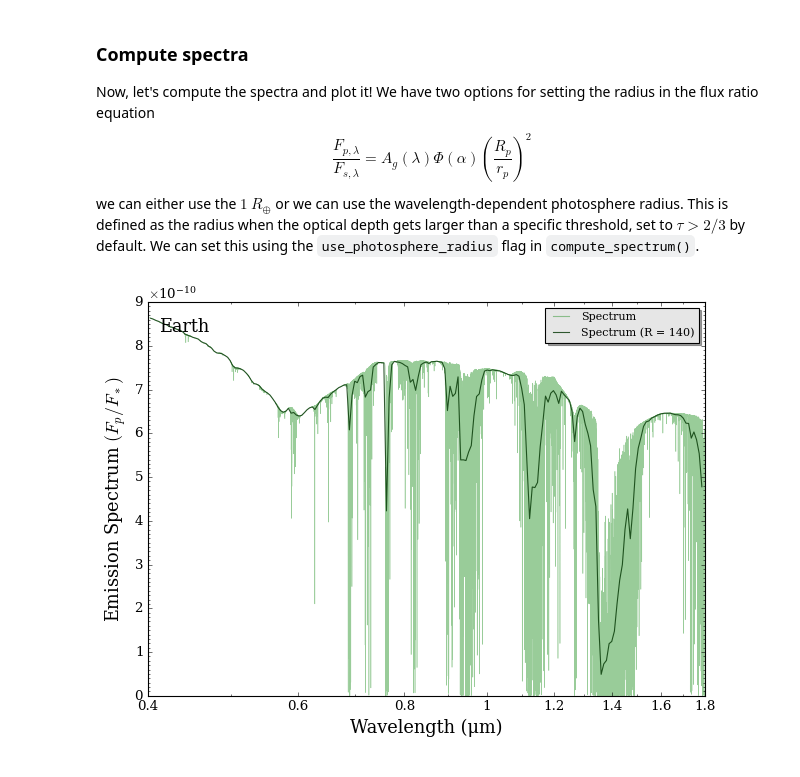
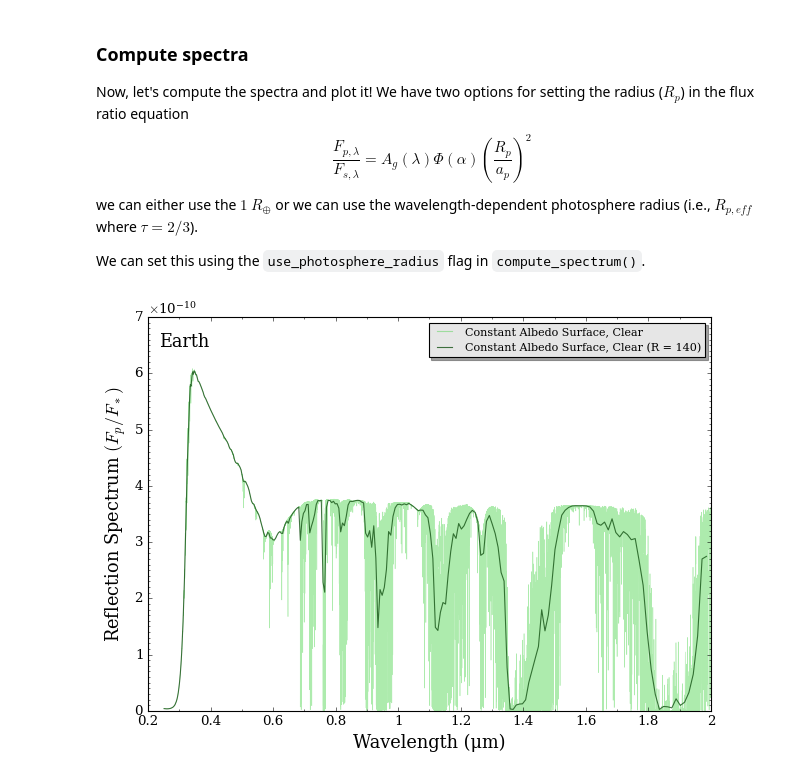
Before and after one commit to MartianColonist/POSEIDON, a Jupyter notebook: docs/content/notebooks/reflection_hwo.ipynb, the cells around one changed output. Saved outputs shown, nothing was run; the diff lists cells and outputs as text; code cells hidden in the pictures.

Commit message:
Added complex model to HWO tutorial notebook

```diff
--- a/docs/content/notebooks/reflection_hwo.ipynb
+++ b/docs/content/notebooks/reflection_hwo.ipynb
@@ -37,9 +41,9 @@ from scipy.constants import parsec as pc
 
 #***** Model wavelength grid *****#
 
-wl_min = 0.4     # Minimum wavelength (um)
-wl_max = 1.8     # Maximum wavelength (um)
-R = 10000         # Spectral resolution of grid
+wl_min = 0.25    # Minimum wavelength (um)
+wl_max = 2.0     # Maximum wavelength (um)
+R = 10000        # Spectral resolution of grid
 
 # Create the wavelength grid
 wl = wl_grid_constant_R(wl_min, wl_max, R)
@@ -50,8 +54,8 @@ planet_name = 'Earth'  # Planet name used for plots, output files etc.
 
 R_p = 1.0 * R_E    # Planetary radius (m)
 M_p = 1.0 * M_E    # Planetary mass (kg)
-d = 10.0 * pc   # Distance to system (m)
-a_p = 1.0 * au   # Planetary semi-major axis (m)
+d = 10.0 * pc    # Distance to system (m)
+a_p = 1.0 * au   # Planetary semi-major axis (m), needed for reflection!
 
 # Create the planet object
 planet = create_planet(planet_name, R_p, mass = M_p, a_p = a_p, d = d)
@@ -199,7 +284,7 @@ log_P_fine_step = 0.2   # 0.2 dex steps are a good tradeoff between accuracy and
 log_P_fine = np.arange(log_P_fine_min, (log_P_fine_max + log_P_fine_step), log_P_fine_step)
 
 # Create opacity object (both models share the same molecules, so we only need one)
-opac = read_opacities(model, wl, opacity_treatment, T_fine, log_P_fine, opacity_database = 'Temperate')
+opac = read_opacities(model_simple_lab_data, wl, opacity_treatment, T_fine, log_P_fine, opacity_database = 'Temperate')
 # %% [output]
 Reading in cross sections in opacity sampling mode...
 N2-N2 done
@@ -229,26 +360,32 @@ plot_clouds(planet, model, atmosphere)
 # %% [markdown]
 ### Compute spectra
 
-Now, let's compute the spectra and plot it! We have two options for setting the radius in the flux ratio equation
-$$\frac{F_{p,\lambda}}{F_{s,\lambda}}=A_g(\lambda)\Phi(\alpha) (\frac{R_p}{r_p})^2$$
-we can either use the $1~R_\oplus$ or we can use the wavelength-dependent photosphere radius. This is defined as the radius when the optical depth gets larger than a specific threshold, set to $\tau > 2/3$ by default. We can set this using the `use_photosphere_radius` flag in `compute_spectrum()`.
+Now, let's compute the spectra and plot it! We have two options for setting the radius ($R_p$) in the flux ratio equation
+$$\frac{F_{p,\lambda}}{F_{s,\lambda}}=A_g(\lambda)\Phi(\alpha) (\frac{R_p}{a_p})^2$$
+we can either use the $1~R_\oplus$ or we can use the wavelength-dependent photosphere radius (i.e., $R_{p,eff}$ where $\tau = 2/3$).
+
+ We can set this using the `use_photosphere_radius` flag in `compute_spectrum()`.
 # %%
 from POSEIDON.core import compute_spectrum
 from POSEIDON.visuals import plot_spectra
 from POSEIDON.utility import plot_collection
 
-# Compute the spectrum
-spectrum_FpFs, albedo = compute_spectrum(planet, star, model, atmosphere, opac, wl, \
-                                    spectrum_type = 'emission', return_albedo = True, use_photosphere_radius= True)
+# Compute the spectra
+spectrum_FpFs_simple_const_albedo, albedo = compute_spectrum(planet, star, model_simple_const_albedo,
+                                                         atmosphere_simple_const_albedo, opac, wl, \
+                                                        spectrum_type = 'emission', # <- Set to emission for reflection-only spectrum, since we measure emitted light
+                                                        return_albedo = True, use_photosphere_radius= True)
 
 spectra = []   # Empty plot collection
 
-# Add the three model spectra to the plot collection object
-spectra = plot_collection(spectrum_FpFs, wl, collection = spectra)
+# Add the model spectra to the plot collection object
+spectra = plot_collection(spectrum_FpFs_simple_const_albedo, wl, collection = spectra)
 
 # Plot the spectra
 fig_spec = plot_spectra(spectra, planet, R_to_bin = 140, plot_full_res = True,
-                        y_unit = 'Fp/Fs',
-                        colour_list = ['green'])
+                        spectra_labels = ['Constant Albedo Surface, Clear'],
+                        y_unit = 'reflection',
+                        colour_list = ['limegreen'],
+                        wl_axis = 'linear')
 # %% [output]
-[figure, old version]
+[figure, new version]
```
Also changed, not shown: parts of 41 cells of this notebook, 5 other files.
